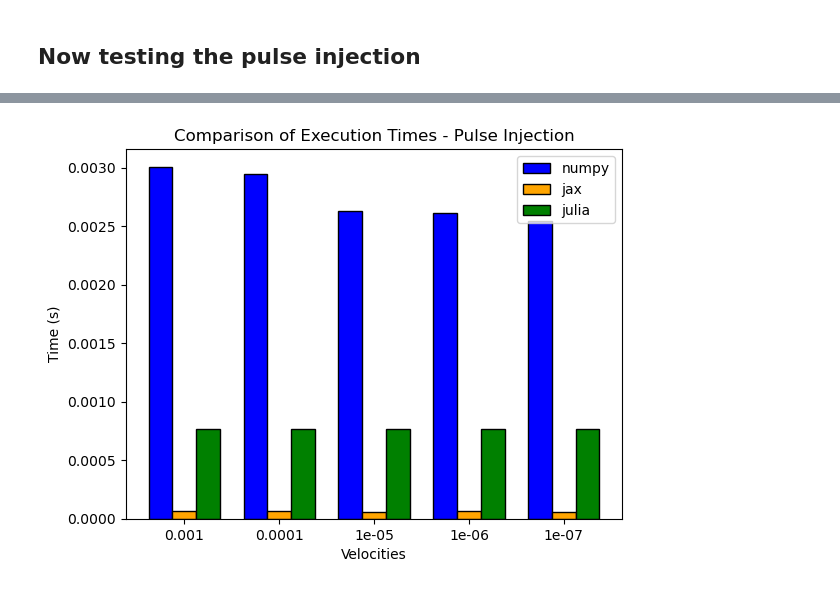
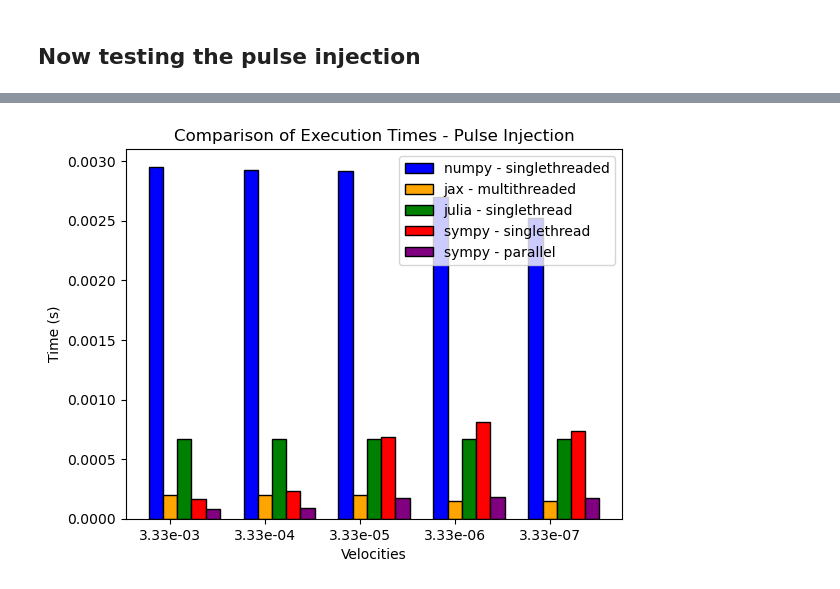
Before and after one commit to vcantarella/rt1dhub, a Jupyter notebook: benchmarks/analytical_fs_benchmark.ipynb, the cells around one changed output, grey strips where cells are left out. Saved outputs shown, nothing was run; the diff lists cells and outputs as text; code cells hidden in the pictures.

Commit message:
updating bechmark notebooks (still very raw), adding sympy method, fixing julia funcs. Still messy.

```diff
--- a/benchmarks/analytical_fs_benchmark.ipynb
+++ b/benchmarks/analytical_fs_benchmark.ipynb
@@ -130,7 +137,7 @@ print(ts_np)
 ts_jax = np.zeros_like(vs)
 i = 0
 for v in vs:
-    ts_jax[i] = timeit.timeit(lambda: const_injection_jax(x, t, c0, c_in, v, Dl), number=10000)
+    ts_jax[i] = timeit.timeit(lambda: const_injection_jax(x, t, c0, c_in, v, Dl).block_until_ready(), number=10000)
     ts_jax[i] = ts_jax[i] / 10000
     i += 1
 print(ts_jax)
@@ -206,9 +213,15 @@ fig.show()
 # %% [markdown]
 ## Now testing the pulse injection
 # %%
-t_pulse = 3600
+t_pulse = 3600.
 crnp = np.zeros((len(t), len(x)))
+csym = np.zeros((len(t), len(x)))
+csym_par = np.zeros((len(t), len(x)))
 for v in vs:
-    pulse_injection(crnp, x, t, c0, c_in, v, alpha_l, t_pulse)
-    cjax = pulse_injection_jax(x, t, c0, c_in, v, alpha_l, t_pulse)
+    Dl = alpha_l*v + De
+    pulse_injection(crnp, x, t, c0, c_in, v, Dl, t_pulse)
+    cjax = pulse_injection_jax(x, t, c0, c_in, v, Dl, t_pulse)
+    vec_pulse(csym, x, t, c0, c_in,phi, v*phi ,De, alpha_l, t_pulse)
+    vec_par_pulse(csym_par, x, t, c0, c_in,phi, v*phi ,De, alpha_l, t_pulse)
     assert np.allclose(crnp, cjax, rtol=1e-6, atol=1e-6)
+    #assert np.allclose(crnp, csym, rtol=1e-6, atol=1e-6)
@@ -216,12 +245,19 @@ for v in vs:
 # Time the Python function
 ts_jax = np.zeros_like(vs)
 ts_np = np.zeros_like(vs)
+ts_sym = np.zeros_like(vs)
+ts_sym_par = np.zeros_like(vs)
 i = 0
 for v in vs:
-    ts_jax[i] = timeit.timeit(lambda: pulse_injection_jax(x, t, c0, c_in, v, Dl, t_pulse), number=10000)
+    ts_jax[i] = timeit.timeit(lambda: pulse_injection_jax(x, t, c0, c_in, v, Dl, t_pulse).block_until_ready(), number=10000)
     ts_jax[i] = ts_jax[i] / 10000
     ts_np[i] = timeit.timeit(lambda: pulse_injection(crnp, x, t, c0, c_in, v, Dl, t_pulse), number=1000)
     ts_np[i] = ts_np[i] / 1000
+    ts_sym[i] = timeit.timeit(lambda: vec_pulse(csym,x, t, c0, c_in,phi, v*phi ,De, alpha_l, t_pulse), number=10000)
+    ts_sym[i] = ts_sym[i] / 10000
+    ts_sym_par[i] = timeit.timeit(lambda: vec_par_pulse(csym_par, x, t, c0, c_in,phi, v*phi ,De, alpha_l, t_pulse), number=10000)
+    ts_sym_par[i] = ts_sym_par[i] / 10000
+
     i += 1
 print(ts_jax)
 # %% [output]
@@ -231,6 +267,7 @@ print(ts_jax)
 ts = zeros(length(vs))
 t_pulse = 3600.0
 for (i, v) in enumerate(vs)
+    Dl = alpha_l * v + De
     ts[i] = @belapsed pulse_injection(cr,xc, tc, c0, c_in, v, Dl, t_pulse)
 end
 ts
@@ -255,35 +294,39 @@ tjulia
 # %%
 import matplotlib.pyplot as plt
 
 # Define the data
-labels = vs
+labels = [np.format_float_scientific(v,2) for v in vs]
 
 
 # Set the width of the bars
-bar_width = 0.25
+bar_width = 0.15
 
 # Set the positions of the bars on the x-axis
 r1 = np.arange(len(ts_np))
 r2 = [x + bar_width for x in r1]
 r3 = [x + bar_width for x in r2]
+r4 = [x + bar_width for x in r3]
+r5 = [x + bar_width for x in r4]
 
 fig, ax = plt.subplots()
 
 # Create the bar plot
-ax.bar(r1, ts_np, color='blue', width=bar_width, edgecolor='black', label='numpy')
-ax.bar(r2, ts_jax, color='orange', width=bar_width, edgecolor='black', label='jax')
-ax.bar(r3, tjulia, color='green', width=bar_width, edgecolor='black', label='julia')
+ax.bar(r1, ts_np, color='blue', width=bar_width, edgecolor='black', label='numpy - singlethreaded')
+ax.bar(r2, ts_jax, color='orange', width=bar_width, edgecolor='black', label='jax - multithreaded')
+ax.bar(r3, tjulia, color='green', width=bar_width, edgecolor='black', label='julia - singlethread')
+ax.bar(r4, ts_sym, color='red', width=bar_width, edgecolor='black', label='sympy - singlethread')
+ax.bar(r5, ts_sym_par, color='purple', width=bar_width, edgecolor='black', label='sympy - parallel')
 
 # Add xticks and labels
 ax.set_xlabel('Velocities')
 ax.set_ylabel('Time (s)')
 ax.set_title('Comparison of Execution Times - Pulse Injection')
 ax.set_xticks([r + bar_width for r in range(len(ts_np))], labels)
 
 # Add a legend
 ax.legend()
 
 # Show the plot
 fig.show()
 # %% [output]
-[figure, old version]
+[figure, new version]
```
Also changed, not shown: parts of 16 cells of this notebook, 7 other files.
